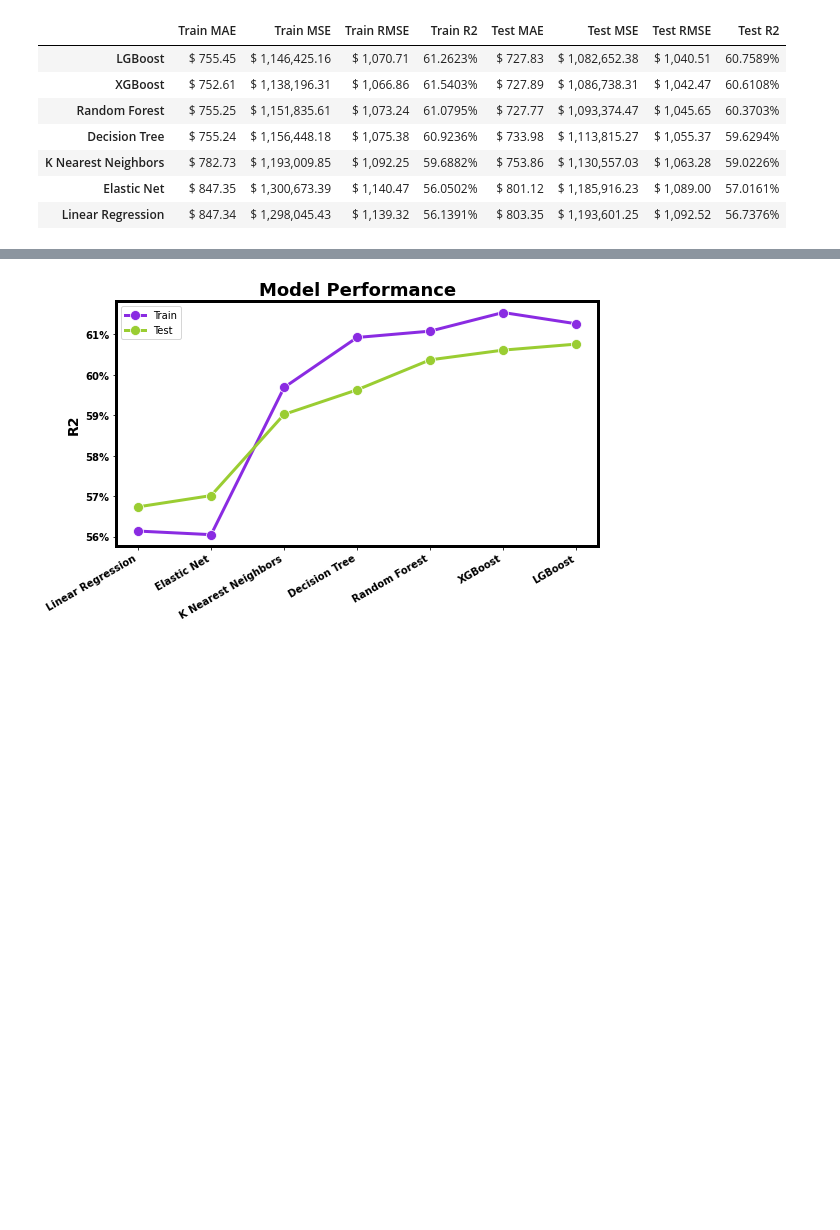
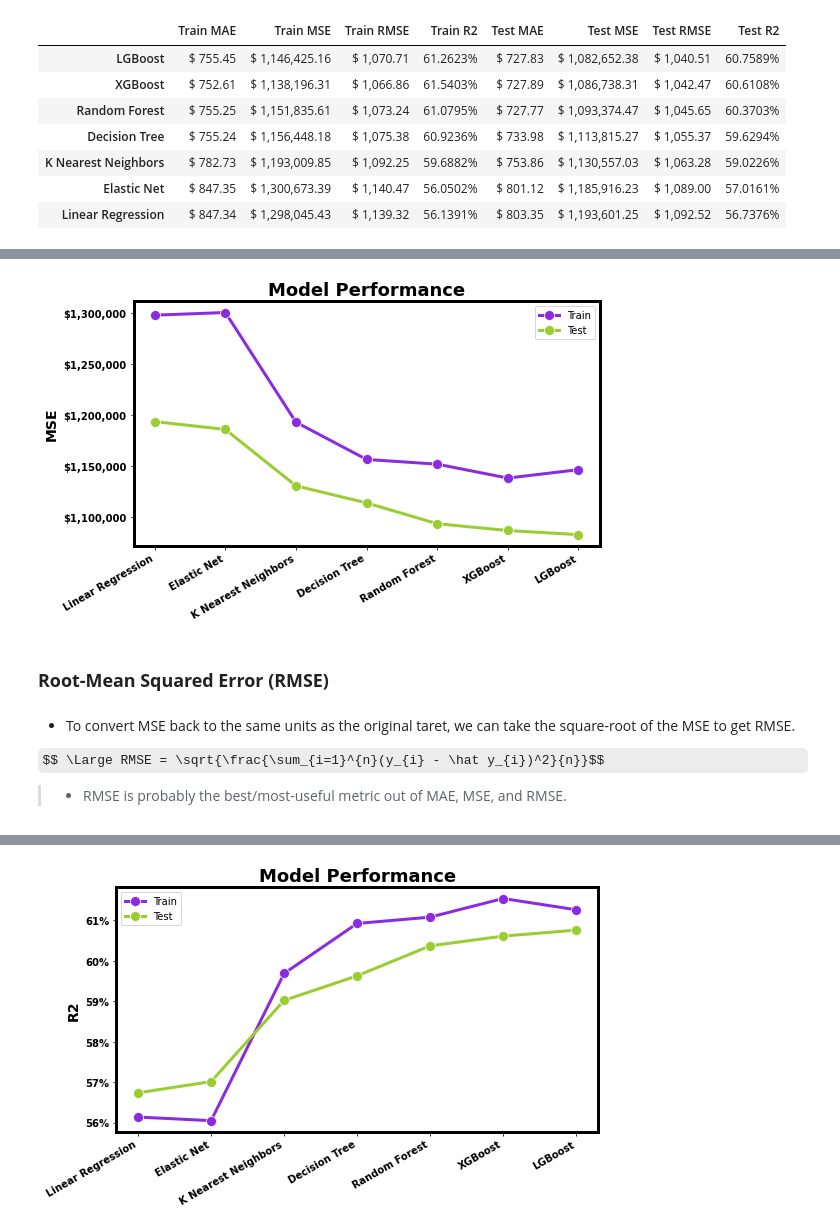
Before and after one commit to YBilodeau/Regression---Prediction-of-Grocery-Sales, a Jupyter notebook: Regression_Prediction_of_Grocery_Sales_.ipynb, the cells around one changed output, grey strips where cells are left out. Saved outputs shown, nothing was run; the diff lists cells and outputs as text; code cells hidden in the pictures; some formulas as TeX source; blank space fills up the shorter version.

```diff
--- a/Regression_Prediction_of_Grocery_Sales_.ipynb
+++ b/Regression_Prediction_of_Grocery_Sales_.ipynb
@@ -3774,0 +3803,16 @@ model_metrics_df.sort_values(by='Test R2', ascending=False)\
+# %%
+line_plot(model_metrics_df, column_1='Train MSE', column_2='Test MSE',
+             fs=(8,5), file_name='Model Performance MSE Scores.png',
+             tit_lab='Model Performance', x_lab='', y_lab='MSE',
+             fmt=price_0_fmt,
+             hza='right', rot=30)
+# %% [output]
+[figure, added]
+# %% [markdown]
+### **Root-Mean Squared Error (RMSE)**
+# %% [markdown]
+- To convert MSE back to the same units as the original taret, we can take the square-root of the MSE to get RMSE.
+
+$$ \Large RMSE = \sqrt{\frac{\sum_{i=1}^{n}(y_{i} - \hat y_{i})^2}{n}}$$
+
+>- RMSE is probably the best/most-useful metric out of MAE, MSE, and RMSE.
```
Also changed, not shown: parts of 10 cells of this notebook, 2 other files.
